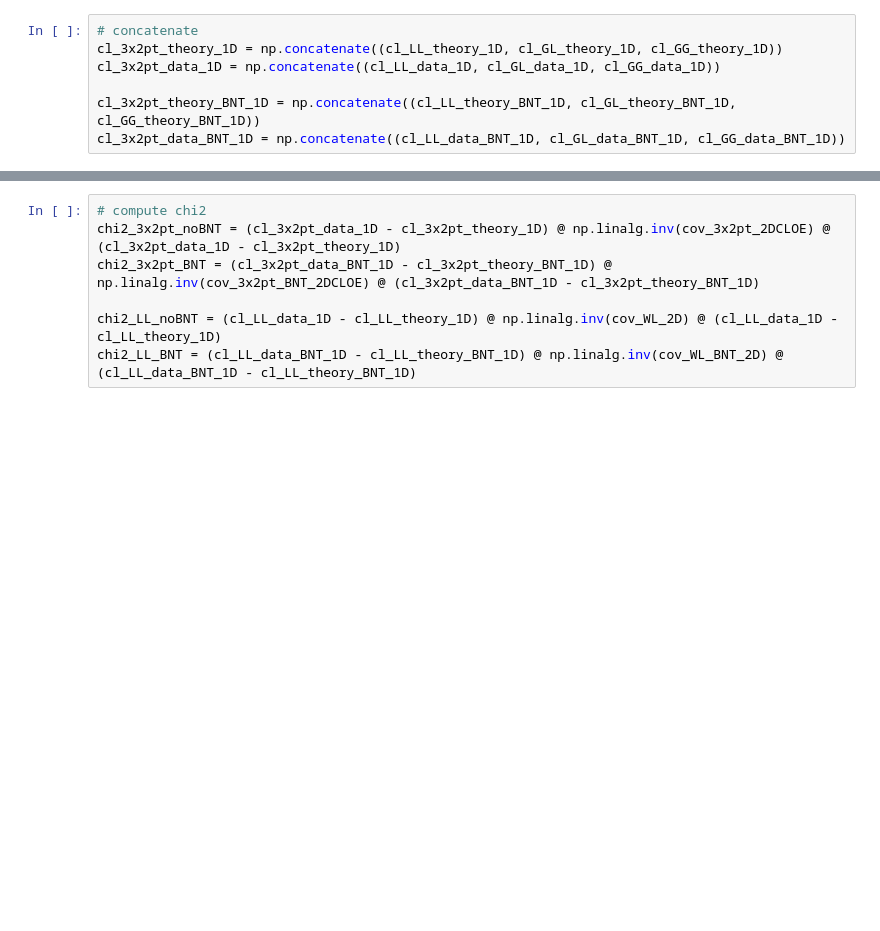
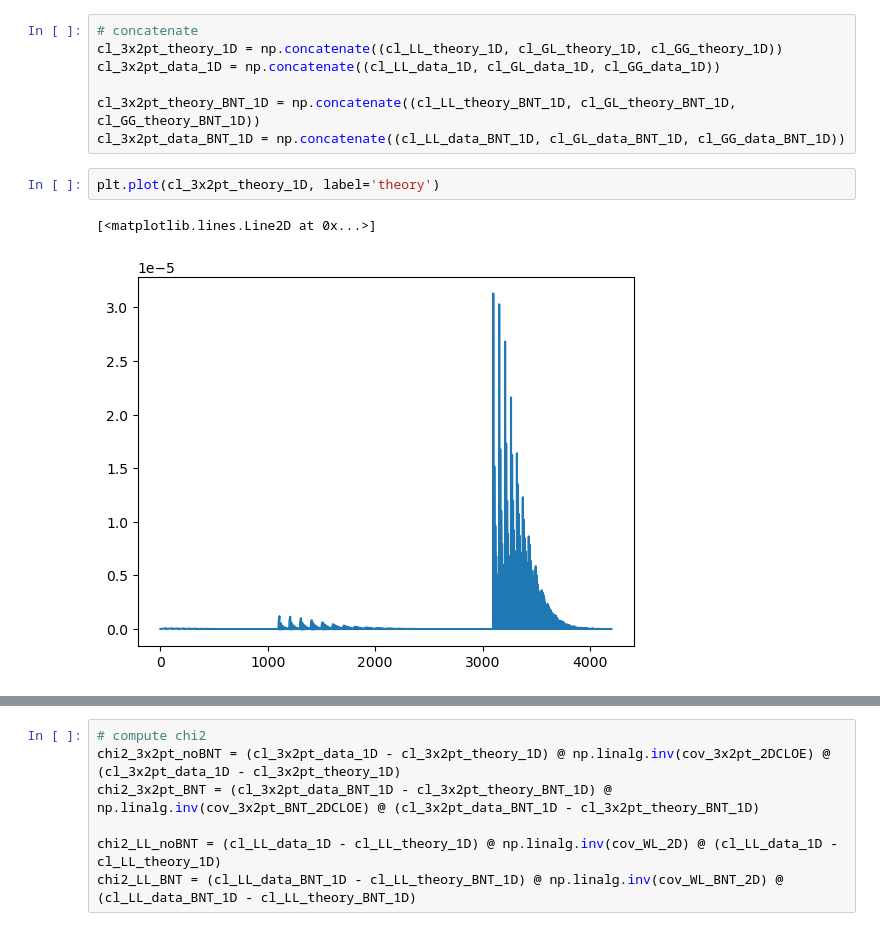
Before and after one commit to davidesciotti/cov_for_santi, a Jupyter notebook: bin/compute_transform_cov.ipynb, the cells around one changed output, grey strips where cells are left out. Drawn from its saved outputs; the diff is of its cells as text; blank space fills up the shorter version.

```diff
--- a/bin/compute_transform_cov.ipynb
+++ b/bin/compute_transform_cov.ipynb
@@ -346,6 +437,11 @@ cl_3x2pt_data_1D = np.concatenate((cl_LL_data_1D, cl_GL_data_1D, cl_GG_data_1D))
 
 cl_3x2pt_theory_BNT_1D = np.concatenate((cl_LL_theory_BNT_1D, cl_GL_theory_BNT_1D, cl_GG_theory_BNT_1D))
 cl_3x2pt_data_BNT_1D = np.concatenate((cl_LL_data_BNT_1D, cl_GL_data_BNT_1D, cl_GG_data_BNT_1D))
+# %%
+plt.plot(cl_3x2pt_theory_1D, label='theory')
+# %% [output]
+[<matplotlib.lines.Line2D at 0x...>]
+[figure, added]
 # %%
 # BNT transform covariance
 X_dict = build_X_matrix_BNT(BNT_matrix)
```
Also changed, not shown: parts of 20 cells of this notebook, 2 other files.
